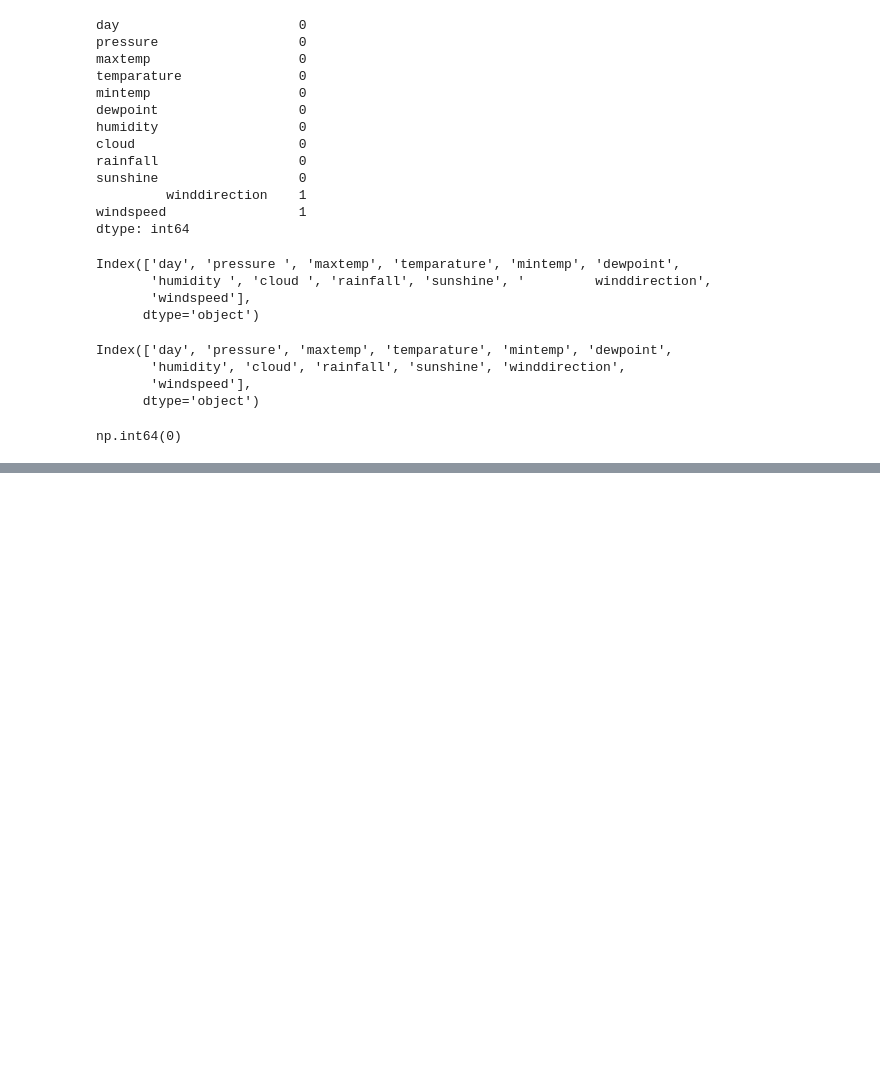
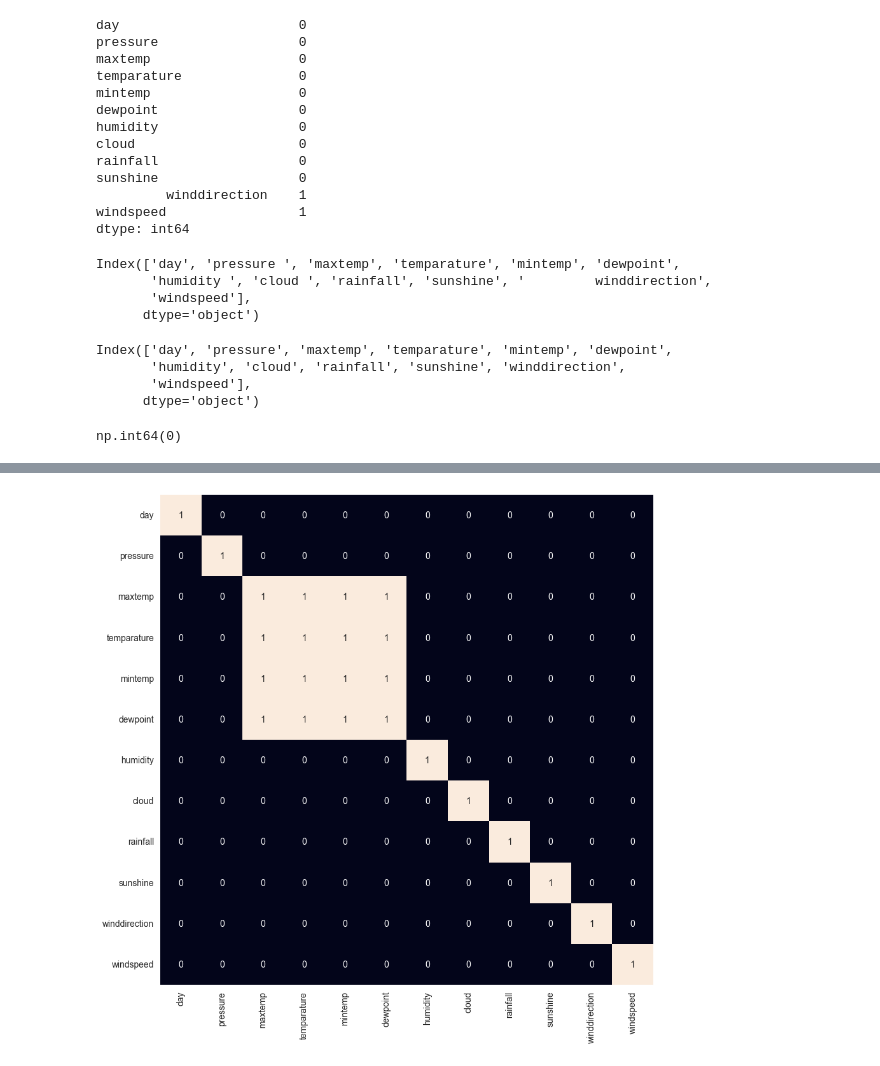
Before and after one commit to Shrutik-0101/Machine-Learning-Portfolio, a Jupyter notebook: Rainfall_Prediction.ipynb, the cells around one changed output, grey strips where cells are left out. Saved outputs shown, nothing was run; the diff lists cells and outputs as text; code cells hidden in the pictures; blank space fills up the shorter version.

```diff
--- a/Rainfall_Prediction.ipynb
+++ b/Rainfall_Prediction.ipynb
@@ -133,0 +177,8 @@ np.int64(0)
+# %%
+plt.figure(figsize=(10,10))
+sb.heatmap(df.corr() > 0.8,
+           annot=True,
+           cbar=False)
+plt.show()
+# %% [output]
+[figure, added]
```
Also changed, not shown: parts of 7 cells of this notebook.
